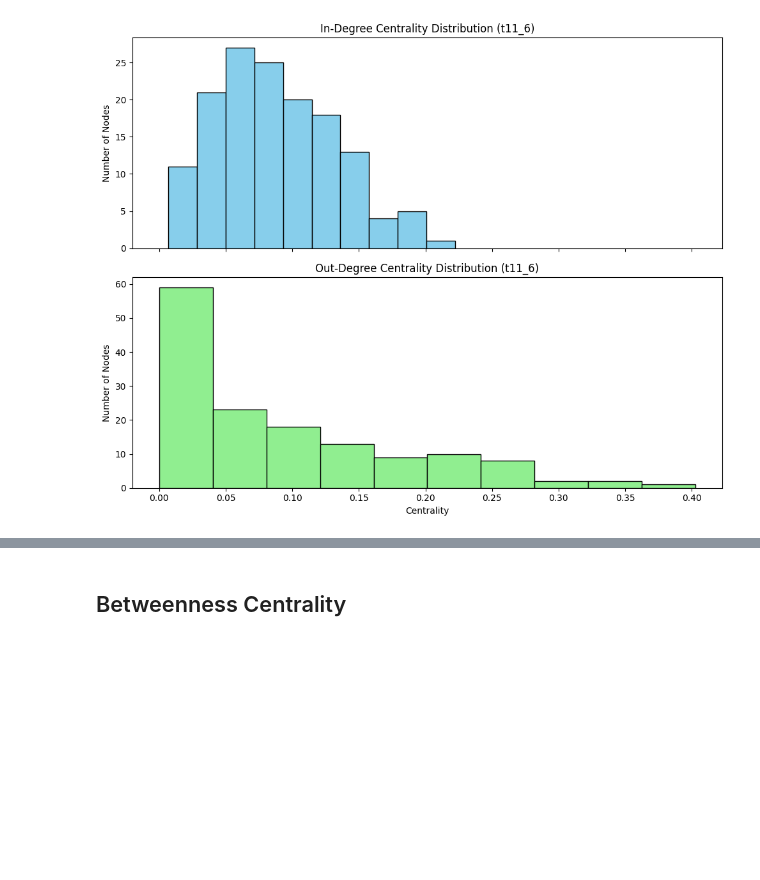
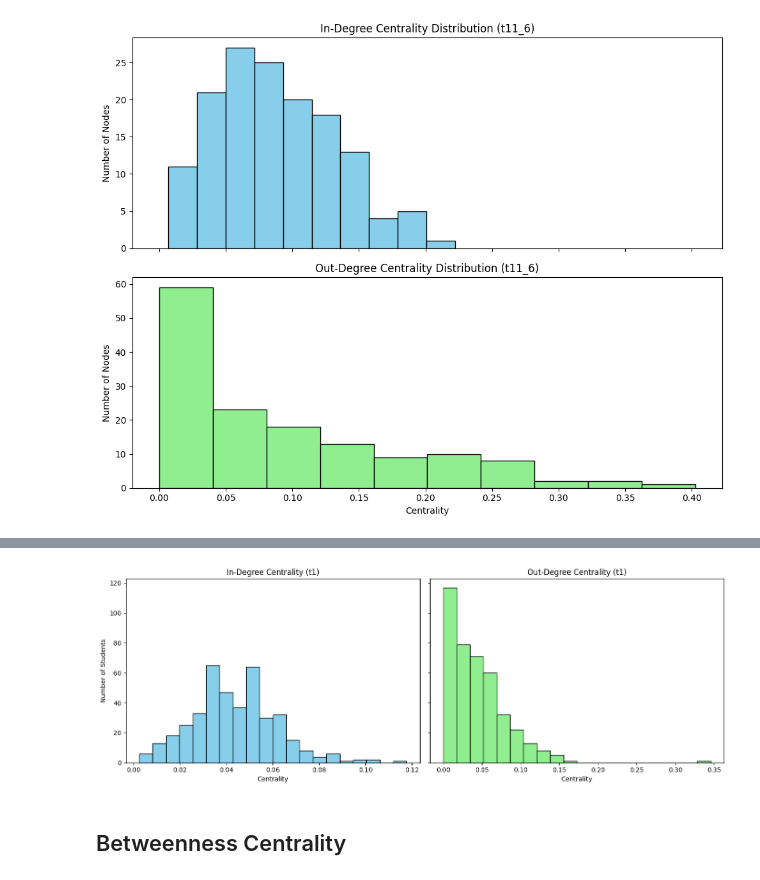
Before and after one commit to asalazar18s/SNA_25, a Jupyter notebook: metrics_IB.ipynb, the cells around one changed output, grey strips where cells are left out. Cells and saved outputs as stored; diff of their text form; code cells hidden in the pictures; blank space fills up the shorter version.

```diff
--- a/metrics_IB.ipynb
+++ b/metrics_IB.ipynb
@@ -264,3 +373,54 @@ plt.show()
+# %%
+import pandas as pd
+import networkx as nx
+import matplotlib.pyplot as plt
+import os
+
+# Locate files for t1
+edge_file_t1 = [f for f in extracted_files if "Edges_t1.csv" in f][0]
+node_file_t1 = edge_file_t1.replace("Edges", "Nodes")
+
+# Load data
+edge_df = pd.read_csv(edge_file_t1)
+node_df = pd.read_csv(node_file_t1)
+
+# Detect ID column
+id_col = None
+for col in node_df.columns:
+    if col.lower() == "id":
+        id_col = col
+        break
+if not id_col and "ID" in node_df.columns:
+    id_col = "ID"
+
+# Filter for positive edges
+positive_edges = edge_df[edge_df['weight'] > 0]
+
+# Build graph
+G = nx.DiGraph()
+G.add_nodes_from(node_df[id_col])
+G.add_weighted_edges_from(positive_edges[['from', 'to', 'weight']].values)
+
+# Compute centrality values
+in_deg_values = list(nx.in_degree_centrality(G).values())
+out_deg_values = list(nx.out_degree_centrality(G).values())
+
+# Plot side-by-side histograms with thinner bars
+fig, axs = plt.subplots(1, 2, figsize=(14, 5), sharey=True)
+
+axs[0].hist(in_deg_values, bins=20, color='skyblue', edgecolor='black')
+axs[0].set_title("In-Degree Centrality (t1)")
+axs[0].set_xlabel("Centrality")
+axs[0].set_ylabel("Number of Students")
+
+axs[1].hist(out_deg_values, bins=20, color='lightgreen', edgecolor='black')
+axs[1].set_title("Out-Degree Centrality (t1)")
+axs[1].set_xlabel("Centrality")
+
+plt.tight_layout()
+plt.show()
+# %% [output]
+[figure, added]
 # %% [markdown]
 ## Betweenness Centrality
 # %%
```
Also changed, not shown: parts of 19 cells of this notebook, 1 other file.
